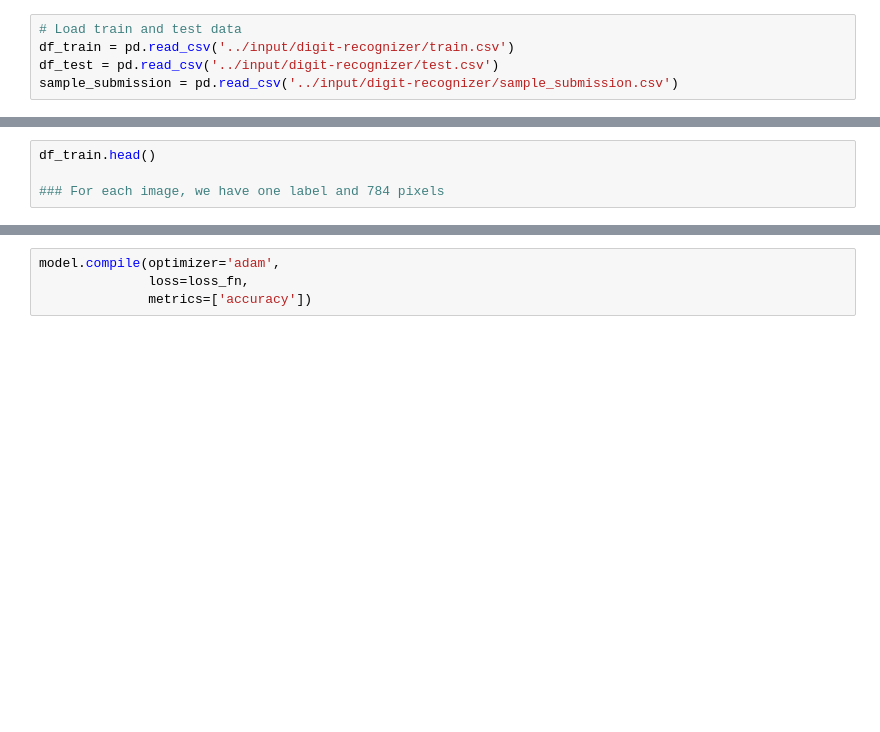
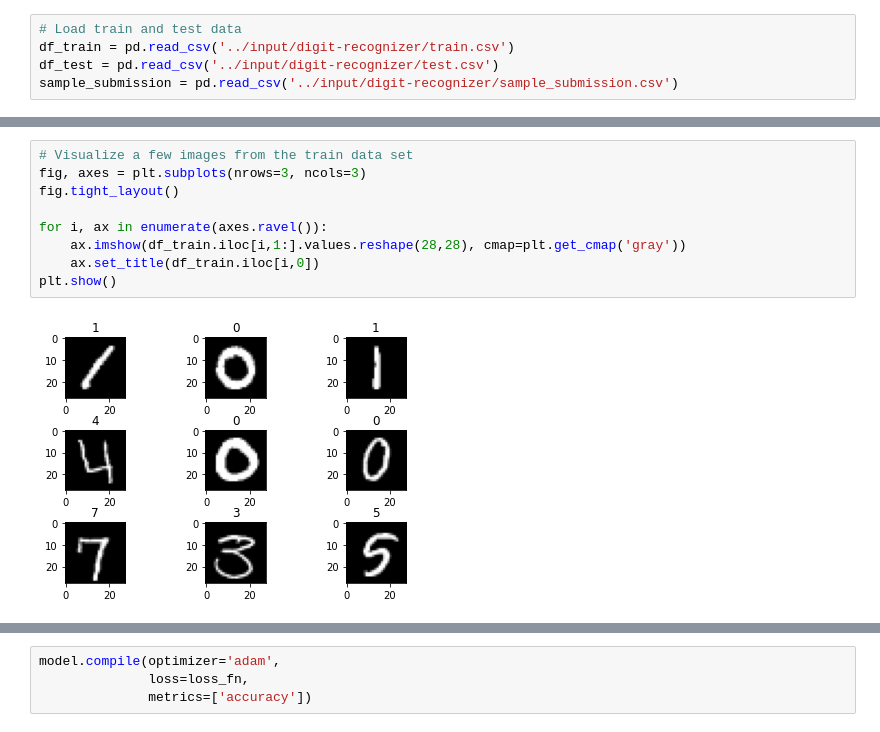
Before and after one commit to ywjin0707/KaggleNotebooks, a Jupyter notebook: digit-recognizer.ipynb, the cells around one changed output, grey strips where cells are left out. Cells and saved outputs as stored; diff of their text form; blank space fills up the shorter version.

```diff
--- a/digit-recognizer.ipynb
+++ b/digit-recognizer.ipynb
@@ -36,4 +126,11 @@ sample_submission.head()
-# %%
-df_train.head()
-
-### For each image, we have one label and 784 pixels
+# %%
+# Visualize a few images from the train data set
+fig, axes = plt.subplots(nrows=3, ncols=3)
+fig.tight_layout()
+
+for i, ax in enumerate(axes.ravel()):
+    ax.imshow(df_train.iloc[i,1:].values.reshape(28,28), cmap=plt.get_cmap('gray'))
+    ax.set_title(df_train.iloc[i,0])
+plt.show()
+# %% [output]
+[figure, added]
```
Also changed, not shown: parts of 41 cells of this notebook.
